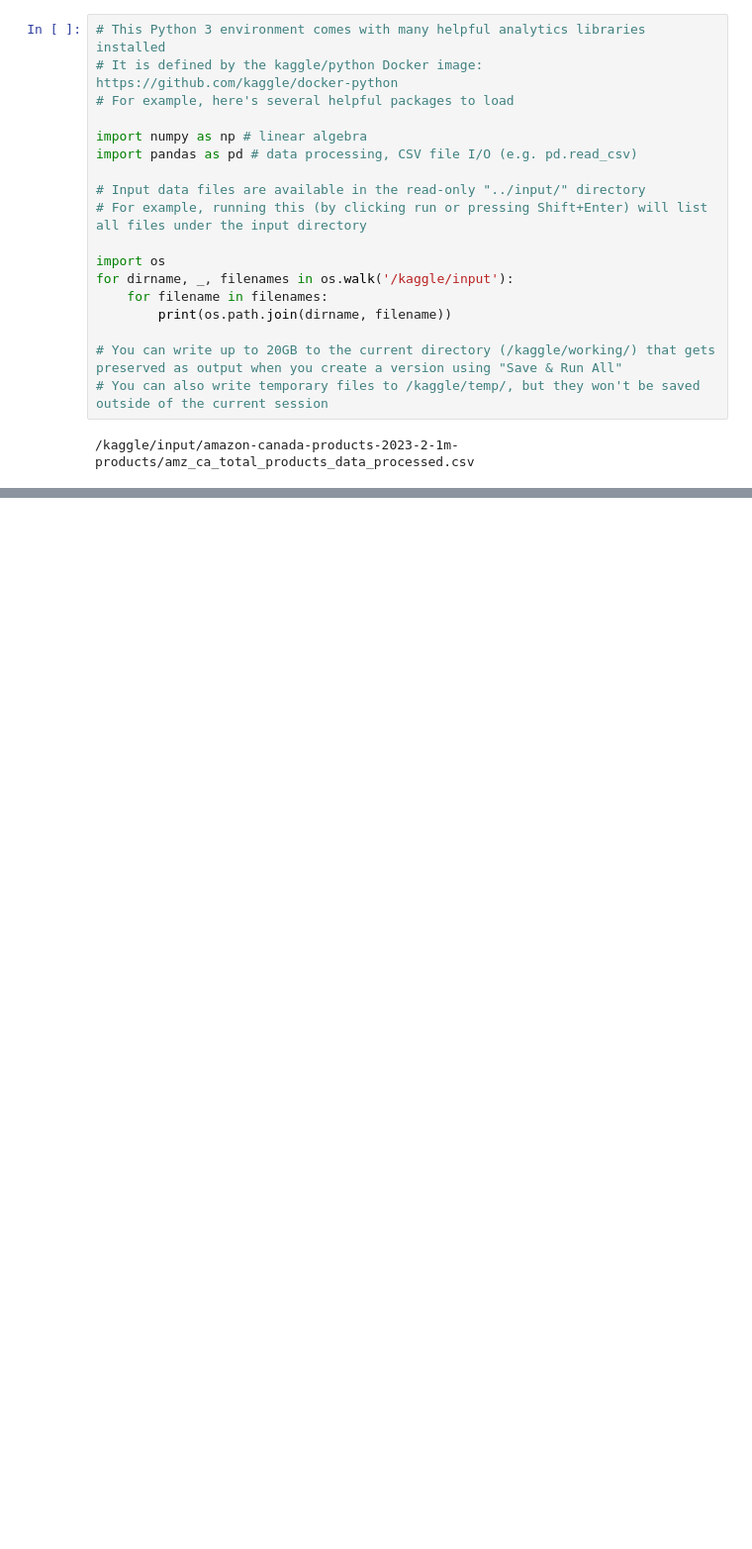
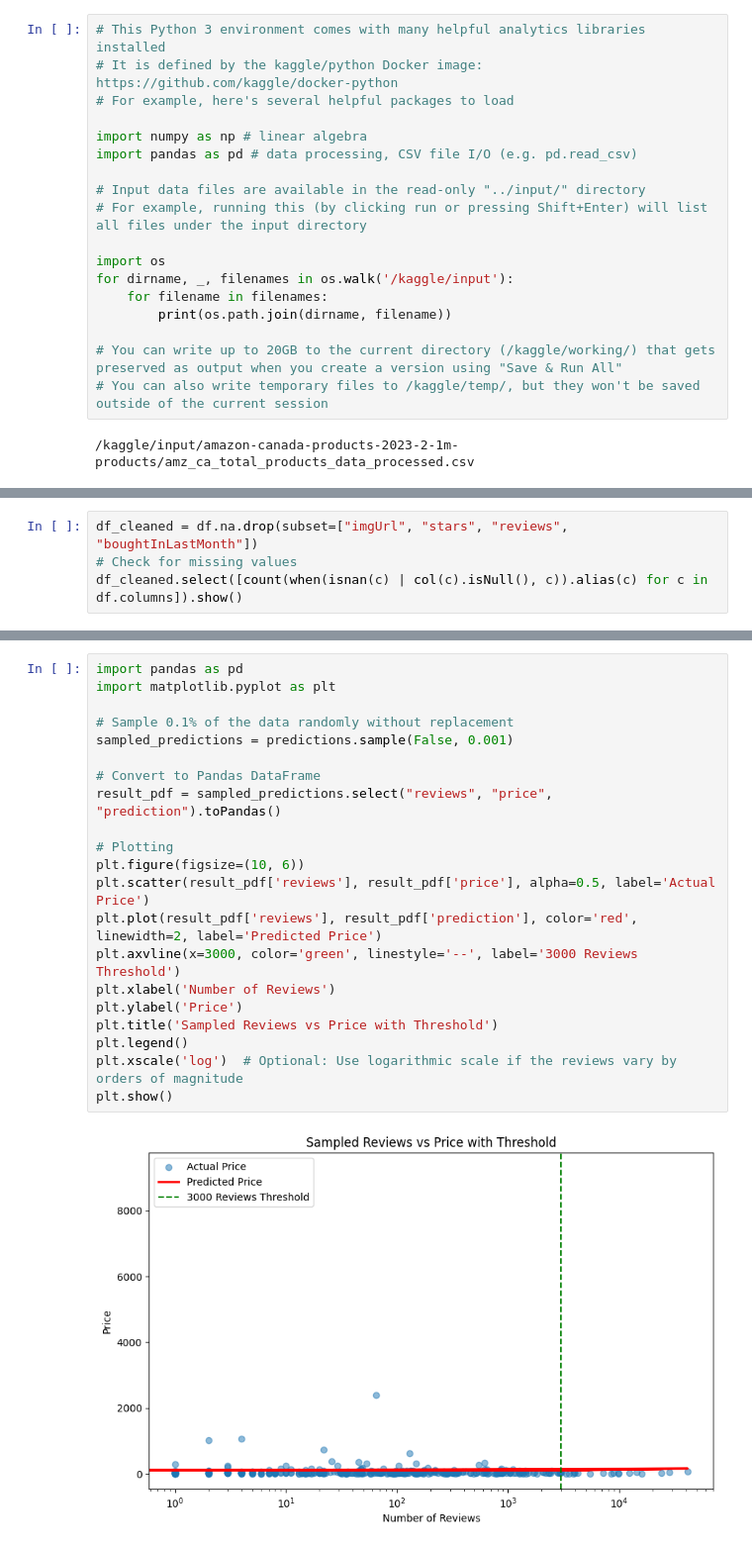
Before and after one commit to momova97/ALY6110, a Jupyter notebook: aly6110.ipynb, the cells around one changed output, grey strips where cells are left out. Shown at 99% size. Saved outputs shown, nothing was run; the diff lists cells and outputs as text; blank space fills up the shorter version.

```diff
--- a/aly6110.ipynb
+++ b/aly6110.ipynb
@@ -24,0 +100,4 @@ hello world
+# %%
+df_cleaned = df.na.drop(subset=["imgUrl", "stars", "reviews", "boughtInLastMonth"])
+# Check for missing values
+df_cleaned.select([count(when(isnan(c) | col(c).isNull(), c)).alias(c) for c in df.columns]).show()
@@ -24,0 +247,23 @@ hello world
+# %%
+import pandas as pd
+import matplotlib.pyplot as plt
+
+# Sample 0.1% of the data randomly without replacement
+sampled_predictions = predictions.sample(False, 0.001)
+
+# Convert to Pandas DataFrame
+result_pdf = sampled_predictions.select("reviews", "price", "prediction").toPandas()
+
+# Plotting
+plt.figure(figsize=(10, 6))
+plt.scatter(result_pdf['reviews'], result_pdf['price'], alpha=0.5, label='Actual Price')
+plt.plot(result_pdf['reviews'], result_pdf['prediction'], color='red', linewidth=2, label='Predicted Price')
+plt.axvline(x=3000, color='green', linestyle='--', label='3000 Reviews Threshold')
+plt.xlabel('Number of Reviews')
+plt.ylabel('Price')
+plt.title('Sampled Reviews vs Price with Threshold')
+plt.legend()
+plt.xscale('log')  # Optional: Use logarithmic scale if the reviews vary by orders of magnitude
+plt.show()
+# %% [output]
+[figure, added]
```
Also changed, not shown: parts of 15 cells of this notebook.
